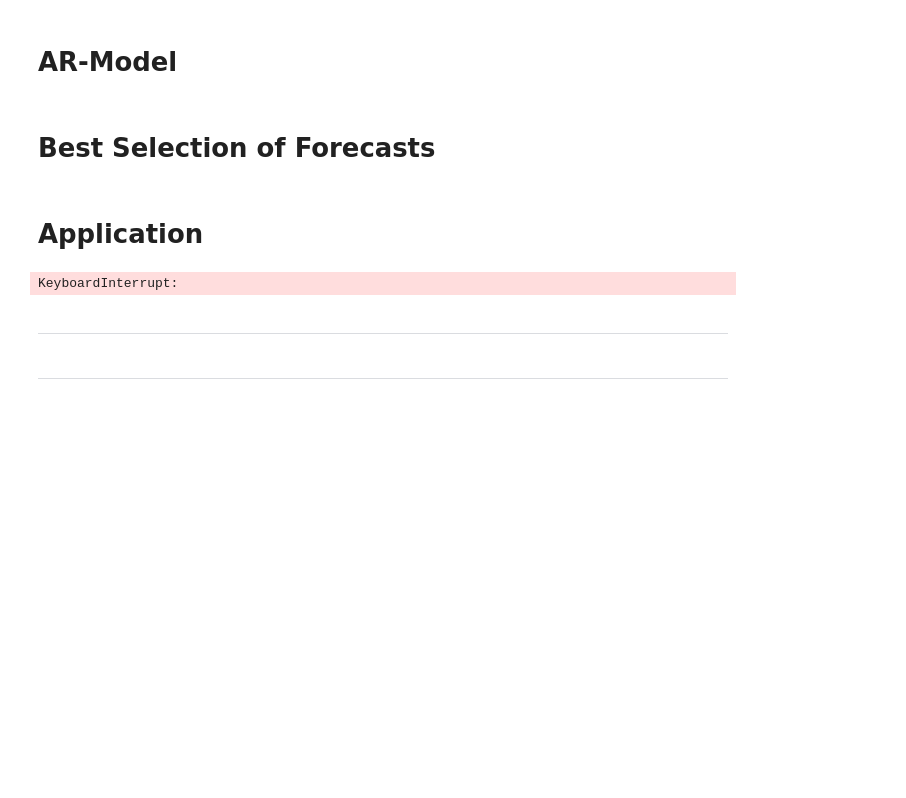
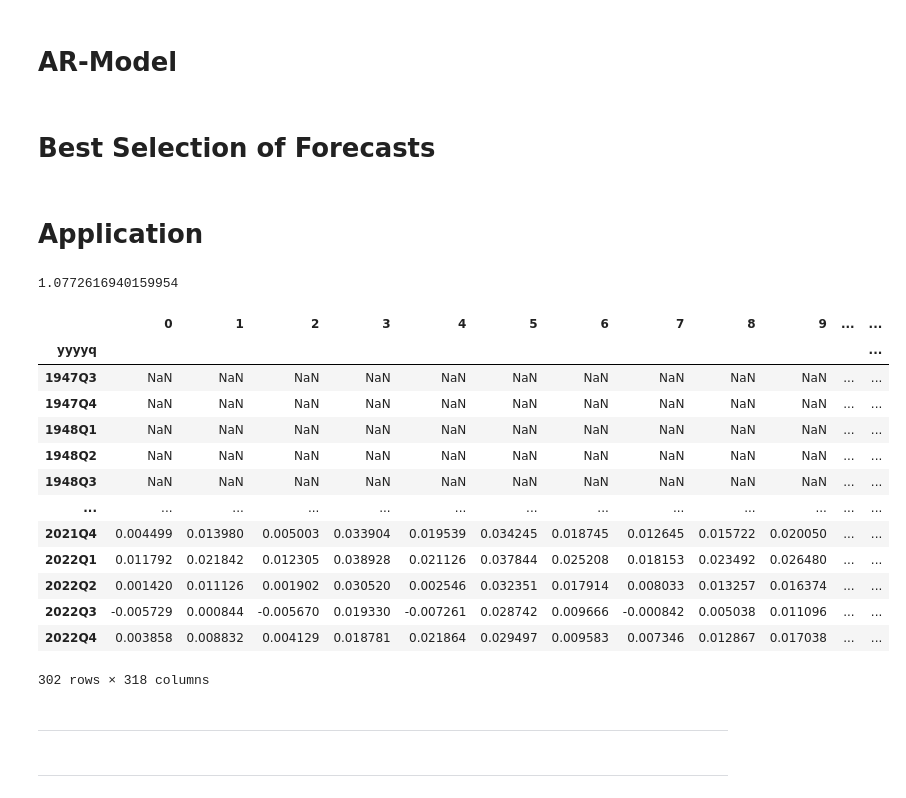
Before and after one commit to lehmasve/BSSF, a Jupyter notebook: main_script.ipynb, the cells around one changed output. Cells and saved outputs as stored; diff of their text form; code cells hidden in the pictures; blank space fills up the shorter version.

Commit message:
Adapted to new dataset

```diff
--- a/main_script.ipynb
+++ b/main_script.ipynb
@@ -311,11 +307,11 @@ y_dataset.index = y_dataset.index.to_period('M')
 
 ###### Data ######
 # Set Target Variable
-y  =  y_dataset.loc[:, ["CPIAUCSL_h1"]]
-X  =  x_dataset.drop("CPIAUCSL", axis = 1)
+y  =  data.loc[:, ["equity_premium"]]
+X  =  data.drop("equity_premium", axis = 1)
 
 # Number of AR-Terms to include
-mlags =  4
+mlags =  1
 
 # Create Lags
 X  =  create_lags(y, X, mlags)
@@ -329,7 +325,7 @@ X  =  X[mlags:]
 k_range = [1, 2, 3] # [1, 2, 3, 4, 5, 6, 7, 8, 9, 10, 11, 12, 13, 14, 15, 16, 17, 18, 19, 20]
 
 # Upper Bound for Subset-Sizes
-n_max = 200  # 20000
+n_max = 10000  # 20000
 
 # Number of Subset-Forecasts
 n_sub  =  int(sum([min(n_models((X.shape[1]-mlags), k), n_max) for k in k_range]))
@@ -352,13 +348,13 @@ n_dt  =  len(dt_range)
 
 ###### Parameter BSSF ######
 alpha       =  1
-n_times     =  100
+n_times     =  10
 bssf_range  =  range(1, 3)
 n_bssf      =  len(bssf_range)
 
 ### General Parameter ######
 # Initial Training-Period
-init       =  12 * 20
+init       =  71 # 4 * 10
 
 # Total Length
 total =  len(y)
@@ -376,7 +372,7 @@ for t in tqdm(range(init, total)):
     # Pre-Process Data
     y_train, X_train, y_pred, X_pred = prepro(y, X, t)
 
-    ### Benchmark: AR(4)
+    ### Benchmark: AR(X) Model
     pred          =  ar_mod(y_train, lags = mlags)
     benchmark[t]  =  pred.iloc[0]
 
@@ -469,8 +465,8 @@ sub_benchmark      =  benchmark.iloc[init:]
 sub_bssf_opt       =  bssf_opt.iloc[init:]
 
 # OOS-Period
-oos_start  =  "1990-01"
-oos_end    =  "2022-12"
+oos_start  =  "1964Q4"
+oos_end    =  "2022Q4"
 oos_y             =  sub_y.loc[oos_start:oos_end]
 oos_cand_forecast =  sub_cand_forecasts.loc[oos_start:oos_end]
 oos_benchmark     =  sub_benchmark.loc[oos_start:oos_end]
@@ -479,7 +475,24 @@ oos_bssf_opt      =  sub_bssf_opt.loc[oos_start:oos_end]
 # Evaluation
 np.sum((oos_y.iloc[:,0] - oos_bssf_opt.iloc[:,0]) ** 2) / np.sum((oos_y.iloc[:,0] - oos_benchmark.iloc[:,0]) ** 2)
 # %% [output]
-KeyboardInterrupt:
+1.0772616940159954
+# %%
+cand_forecasts
+# %% [output]
+|  | 0 | 1 | 2 | 3 | 4 | 5 | 6 | 7 | 8 | 9 | ... | ... |
+| yyyyq |  |  |  |  |  |  |  |  |  |  |  | ... |
+| 1947Q3 | NaN | NaN | NaN | NaN | NaN | NaN | NaN | NaN | NaN | NaN | ... | ... |
+| 1947Q4 | NaN | NaN | NaN | NaN | NaN | NaN | NaN | NaN | NaN | NaN | ... | ... |
+| 1948Q1 | NaN | NaN | NaN | NaN | NaN | NaN | NaN | NaN | NaN | NaN | ... | ... |
+| 1948Q2 | NaN | NaN | NaN | NaN | NaN | NaN | NaN | NaN | NaN | NaN | ... | ... |
+| 1948Q3 | NaN | NaN | NaN | NaN | NaN | NaN | NaN | NaN | NaN | NaN | ... | ... |
+| ... | ... | ... | ... | ... | ... | ... | ... | ... | ... | ... | ... | ... |
+| 2021Q4 | 0.004499 | 0.013980 | 0.005003 | 0.033904 | 0.019539 | 0.034245 | 0.018745 | 0.012645 | 0.015722 | 0.020050 | ... | ... |
+| 2022Q1 | 0.011792 | 0.021842 | 0.012305 | 0.038928 | 0.021126 | 0.037844 | 0.025208 | 0.018153 | 0.023492 | 0.026480 | ... | ... |
+| 2022Q2 | 0.001420 | 0.011126 | 0.001902 | 0.030520 | 0.002546 | 0.032351 | 0.017914 | 0.008033 | 0.013257 | 0.016374 | ... | ... |
+| 2022Q3 | -0.005729 | 0.000844 | -0.005670 | 0.019330 | -0.007261 | 0.028742 | 0.009666 | -0.000842 | 0.005038 | 0.011096 | ... | ... |
+| 2022Q4 | 0.003858 | 0.008832 | 0.004129 | 0.018781 | 0.021864 | 0.029497 | 0.009583 | 0.007346 | 0.012867 | 0.017038 | ... | ... |
+302 rows × 318 columns
 # %% [markdown]
 -------------
 # %% [markdown]
```
Also changed, not shown: parts of 9 cells of this notebook, 1 other file.
